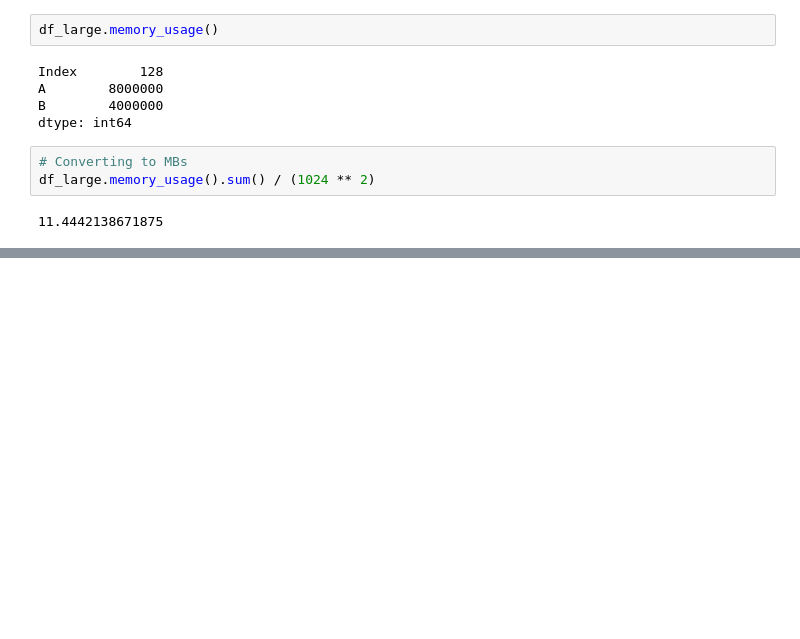
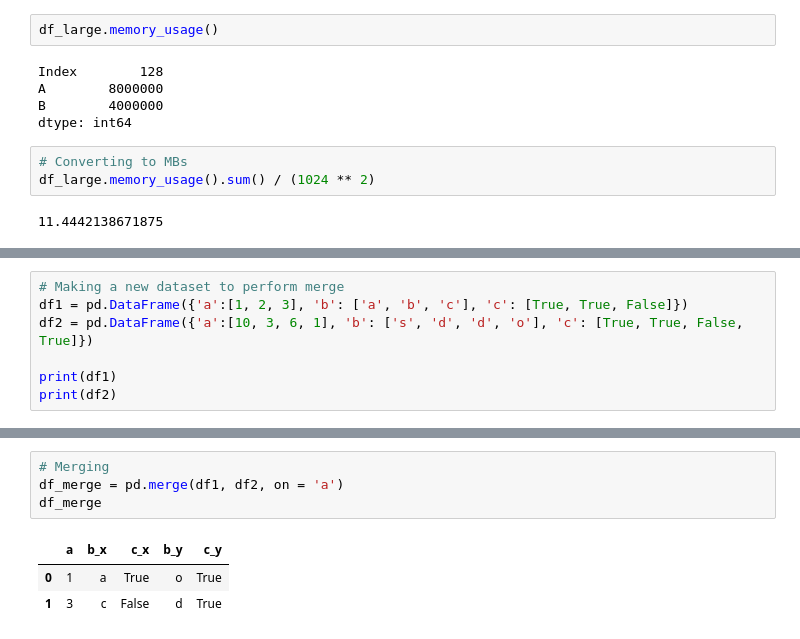
Before and after one commit to loganrane/MachineLearning101, a Jupyter notebook: Hacks/20 Panda Functions for better Analysis.ipynb, the cells around one changed output, grey strips where cells are left out. Drawn from its saved outputs; the diff is of its cells as text; blank space fills up the shorter version.

```diff
--- a/Hacks/20 Panda Functions for better Analysis.ipynb
+++ b/Hacks/20 Panda Functions for better Analysis.ipynb
@@ -309,0 +330,7 @@ df_large.memory_usage().sum() / (1024 ** 2)
+# %%
+# Making a new dataset to perform merge
+df1 = pd.DataFrame({'a':[1, 2, 3], 'b': ['a', 'b', 'c'], 'c': [True, True, False]})
+df2 = pd.DataFrame({'a':[10, 3, 6, 1], 'b': ['s', 'd', 'd', 'o'], 'c': [True, True, False, True]})
+
+print(df1)
+print(df2)
@@ -309,0 +347,8 @@ df_large.memory_usage().sum() / (1024 ** 2)
+# %%
+# Merging
+df_merge = pd.merge(df1, df2, on = 'a')
+df_merge
+# %% [output]
+|  | a | b_x | c_x | b_y | c_y |
+| 0 | 1 | a | True | o | True |
+| 1 | 3 | c | False | d | True |
```
Also changed, not shown: parts of 22 cells of this notebook.
